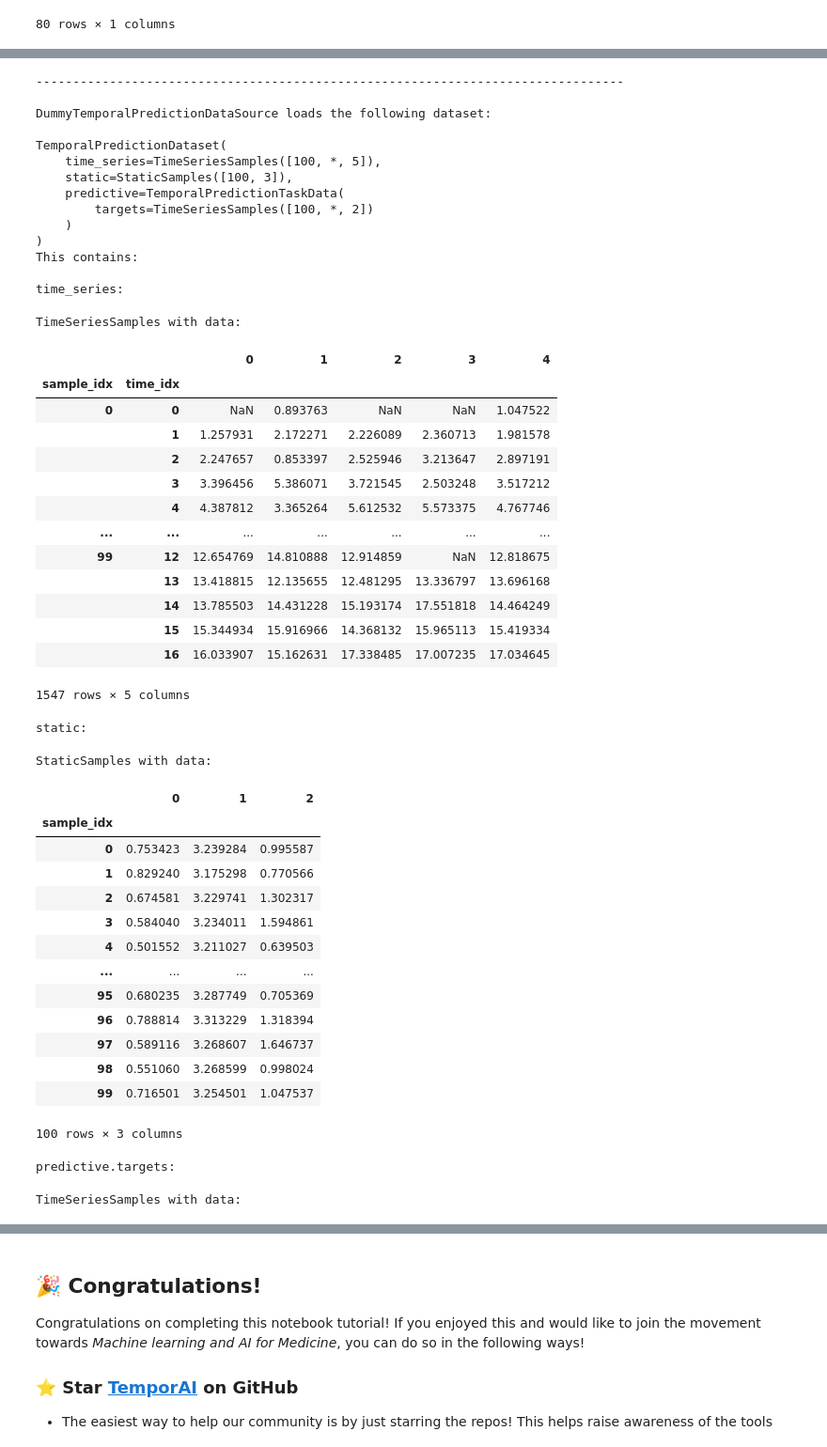
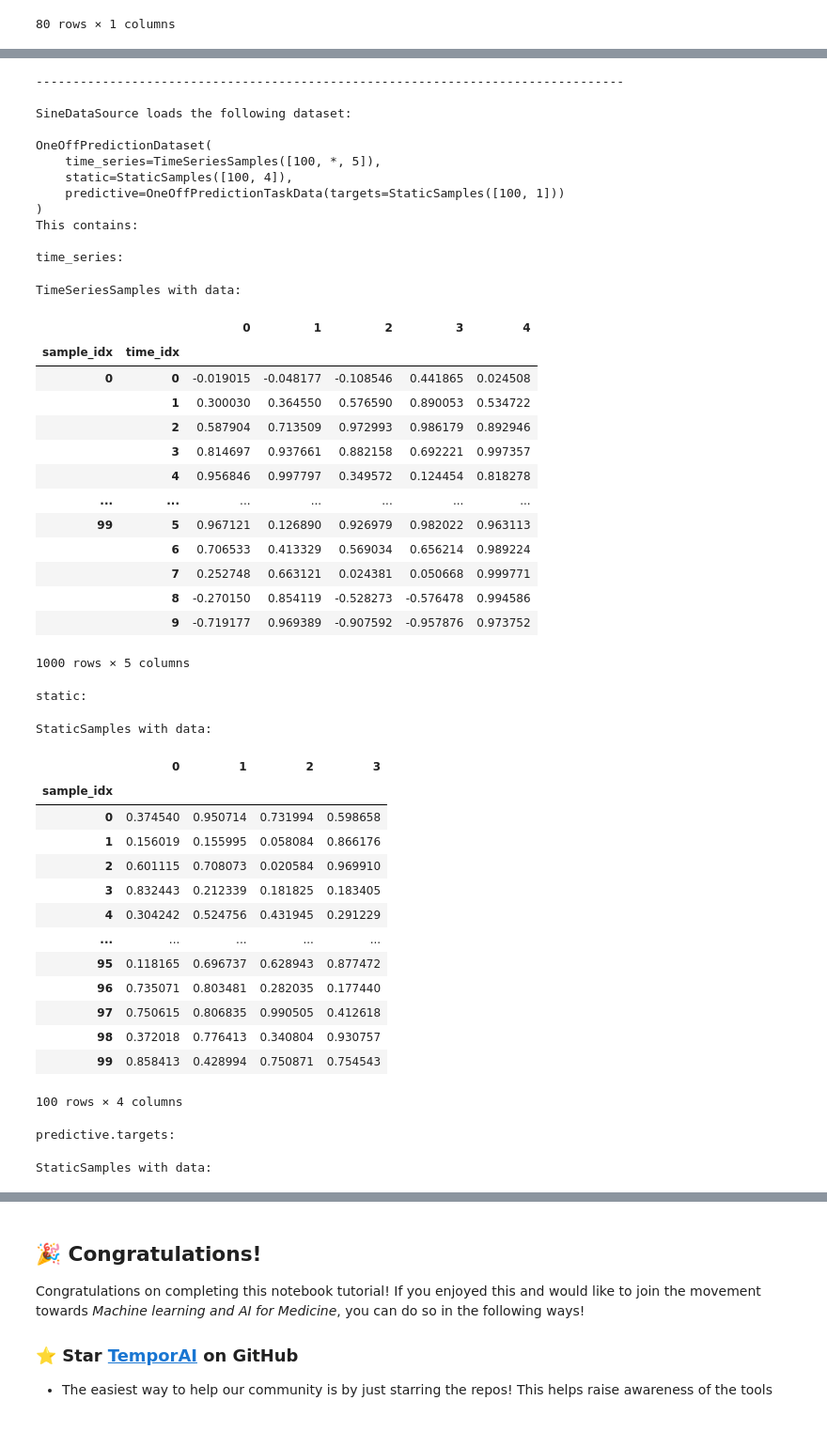
Before and after one commit to vanderschaarlab/temporai, a Jupyter notebook: tutorials/data/tutorial03_datasources.ipynb, the cells around one changed output, grey strips where cells are left out. Shown: that part at 94% size. Cells and saved outputs as stored; diff of their text form; code cells hidden in the pictures.

```diff
--- a/tutorials/data/tutorial03_datasources.ipynb
+++ b/tutorials/data/tutorial03_datasources.ipynb
@@ -20,6 +22,6 @@ perhaps user-configured.
 Below is an example of `SineDataSource`.
 # %%
-from tempor.datasources import SineDataSource
+from tempor import plugin_loader
 
-# The DataSource class:
-SineDataSource
+# Get the DataSource class:
+SineDataSource = plugin_loader.get_class("prediction.one_off.sine", plugin_type="datasource")
@@ -115,75 +140,75 @@ TemporAI comes with a number of data sources, see below.
 # %%
 # Display information about each datasource's default loaded dataset.
 
-from tempor.datasources import all_datasources
+all_datasources = plugin_loader.list_full_names(plugin_type="datasource")
 
 from IPython.display import display
 
-for datasource_cls in all_datasources:
+for datasource_name in all_datasources:
     print(f"\n{'-' * 80}\n")
+
+    datasource_cls = plugin_loader.get_class(datasource_name, plugin_type="datasource")
 
     print(f"{datasource_cls.__name__} loads the following dataset:\n")
     data = datasource_cls().load()
     print(data)
 
     print("This contains:", end="\n\n")
 
     print("time_series:")
     display(data.time_series)
     if data.static is not None:
         print("static:")
         display(data.static)
     if data.predictive.targets is not None:
         print("predictive.targets:")
         display(data.predictive.targets)
     if data.predictive.treatments is not None:
         print("predictive.treatments:")
         display(data.predictive.treatments)
 # %% [output]
 --------------------------------------------------------------------------------
 
-DummyTemporalPredictionDataSource loads the following dataset:
+SineDataSource loads the following dataset:
 
-TemporalPredictionDataset(
+OneOffPredictionDataset(
     time_series=TimeSeriesSamples([100, *, 5]),
-    static=StaticSamples([100, 3]),
-    predictive=TemporalPredictionTaskData(
-        targets=TimeSeriesSamples([100, *, 2])
-    )
+    static=StaticSamples([100, 4]),
+    predictive=OneOffPredictionTaskData(targets=StaticSamples([100, 1]))
 )
 This contains:
 
 time_series:
 TimeSeriesSamples with data:
 |  |  | 0 | 1 | 2 | 3 | 4 |
 | sample_idx | time_idx |  |  |  |  |  |
-| 0 | 0 | NaN | 0.893763 | NaN | NaN | 1.047522 |
-|  | 1 | 1.257931 | 2.172271 | 2.226089 | 2.360713 | 1.981578 |
-|  | 2 | 2.247657 | 0.853397 | 2.525946 | 3.213647 | 2.897191 |
-|  | 3 | 3.396456 | 5.386071 | 3.721545 | 2.503248 | 3.517212 |
-|  | 4 | 4.387812 | 3.365264 | 5.612532 | 5.573375 | 4.767746 |
+| 0 | 0 | -0.019015 | -0.048177 | -0.108546 | 0.441865 | 0.024508 |
+|  | 1 | 0.300030 | 0.364550 | 0.576590 | 0.890053 | 0.534722 |
+|  | 2 | 0.587904 | 0.713509 | 0.972993 | 0.986179 | 0.892946 |
+|  | 3 | 0.814697 | 0.937661 | 0.882158 | 0.692221 | 0.997357 |
+|  | 4 | 0.956846 | 0.997797 | 0.349572 | 0.124454 | 0.818278 |
 | ... | ... | ... | ... | ... | ... | ... |
-| 99 | 12 | 12.654769 | 14.810888 | 12.914859 | NaN | 12.818675 |
-|  | 13 | 13.418815 | 12.135655 | 12.481295 | 13.336797 | 13.696168 |
-|  | 14 | 13.785503 | 14.431228 | 15.193174 | 17.551818 | 14.464249 |
-|  | 15 | 15.344934 | 15.916966 | 14.368132 | 15.965113 | 15.419334 |
-|  | 16 | 16.033907 | 15.162631 | 17.338485 | 17.007235 | 17.034645 |
+| 99 | 5 | 0.967121 | 0.126890 | 0.926979 | 0.982022 | 0.963113 |
+|  | 6 | 0.706533 | 0.413329 | 0.569034 | 0.656214 | 0.989224 |
+|  | 7 | 0.252748 | 0.663121 | 0.024381 | 0.050668 | 0.999771 |
+|  | 8 | -0.270150 | 0.854119 | -0.528273 | -0.576478 | 0.994586 |
+|  | 9 | -0.719177 | 0.969389 | -0.907592 | -0.957876 | 0.973752 |
-1547 rows × 5 columns
+1000 rows × 5 columns
 static:
 StaticSamples with data:
-|  | 0 | 1 | 2 |
-| sample_idx |  |  |  |
-| 0 | 0.753423 | 3.239284 | 0.995587 |
-| 1 | 0.829240 | 3.175298 | 0.770566 |
-| 2 | 0.674581 | 3.229741 | 1.302317 |
-| 3 | 0.584040 | 3.234011 | 1.594861 |
-| 4 | 0.501552 | 3.211027 | 0.639503 |
-| ... | ... | ... | ... |
-| 95 | 0.680235 | 3.287749 | 0.705369 |
-| 96 | 0.788814 | 3.313229 | 1.318394 |
-| 97 | 0.589116 | 3.268607 | 1.646737 |
-| 98 | 0.551060 | 3.268599 | 0.998024 |
-| 99 | 0.716501 | 3.254501 | 1.047537 |
+|  | 0 | 1 | 2 | 3 |
+| sample_idx |  |  |  |  |
+| 0 | 0.374540 | 0.950714 | 0.731994 | 0.598658 |
+| 1 | 0.156019 | 0.155995 | 0.058084 | 0.866176 |
+| 2 | 0.601115 | 0.708073 | 0.020584 | 0.969910 |
+| 3 | 0.832443 | 0.212339 | 0.181825 | 0.183405 |
+| 4 | 0.304242 | 0.524756 | 0.431945 | 0.291229 |
+| ... | ... | ... | ... | ... |
+| 95 | 0.118165 | 0.696737 | 0.628943 | 0.877472 |
+| 96 | 0.735071 | 0.803481 | 0.282035 | 0.177440 |
+| 97 | 0.750615 | 0.806835 | 0.990505 | 0.412618 |
+| 98 | 0.372018 | 0.776413 | 0.340804 | 0.930757 |
+| 99 | 0.858413 | 0.428994 | 0.750871 | 0.754543 |
-100 rows × 3 columns
+100 rows × 4 columns
 predictive.targets:
-TimeSeriesSamples with data:
+StaticSamples with data:
```
Also changed, not shown: parts of 10 cells of this notebook, 26 other files.
